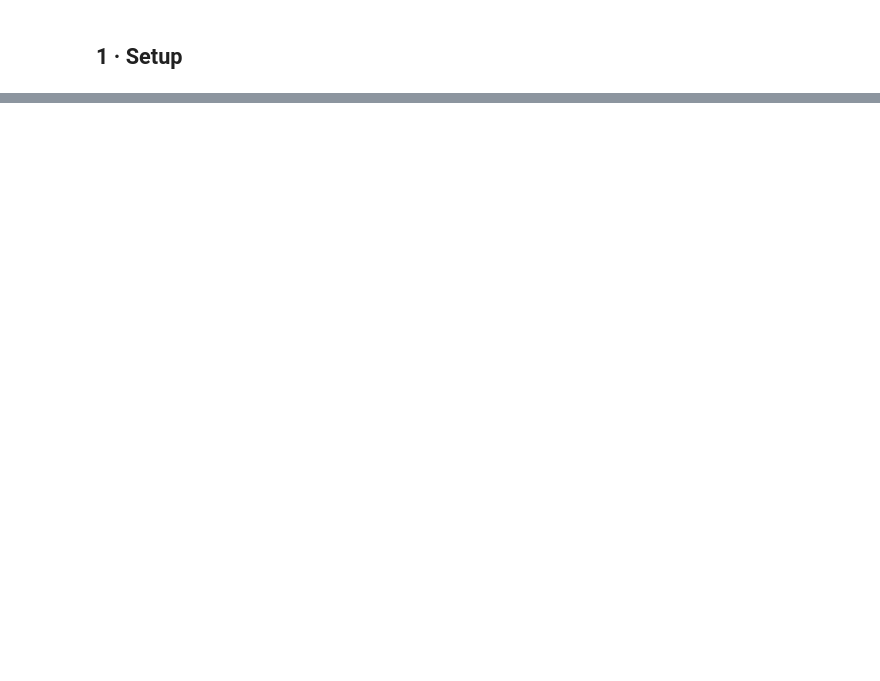
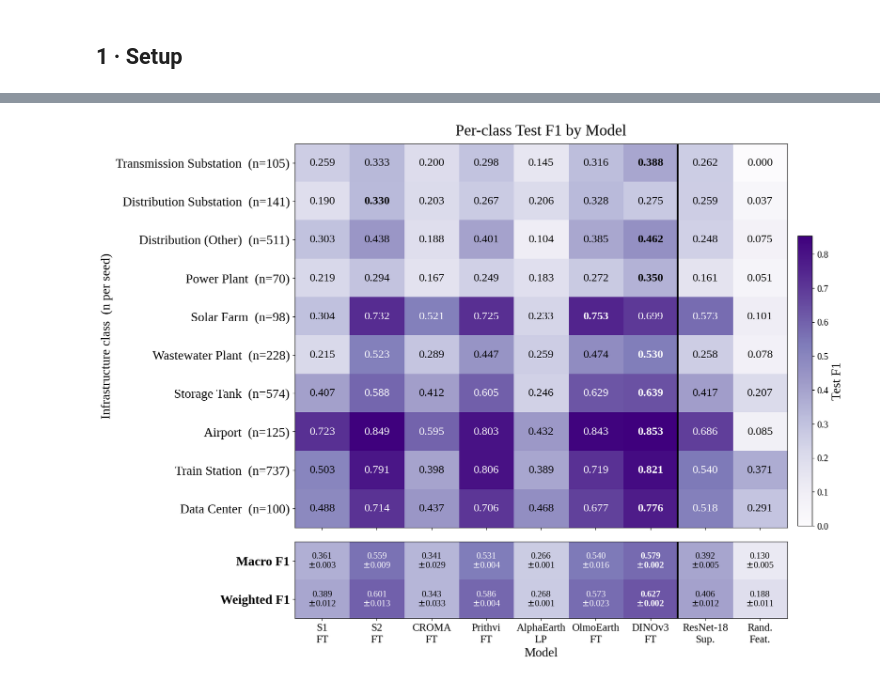
Before and after one commit to justing0909/infra-bench-cls, a Jupyter notebook: plots/paper_figures.ipynb, the cells around one changed output, grey strips where cells are left out. Cells and saved outputs as stored; diff of their text form; code cells hidden in the pictures; blank space fills up the shorter version.

```diff
--- a/plots/paper_figures.ipynb
+++ b/plots/paper_figures.ipynb
@@ -1321,0 +395,98 @@ Random Features             0.214 +/- 0.008  0.183 +/- 0.007  ---              -
+# %%
+# =========================================================================
+# figure: Per-class Test F1 heatmap (replaces Table 1 in main text)
+# reads from _best_condition_agg() so values match Table 1 exactly.
+# class cells: per-class F1 (mean, sliced to 10 via KEEP_IDX).
+# summary rows: macro & weighted F1 (mean ± std across 3 seeds).
+# bold = best FM per row (baselines excluded). full mean±std table -> SI.
+# =========================================================================
+def figure_3_perclass_heatmap():
+    from matplotlib.gridspec import GridSpec
+
+    # column order = FM_ORDER (baselines last, matching Table 1)
+    col_labels = {
+        'SatlasPretrain S1':'S1\nFT', 'SatlasPretrain S2':'S2\nFT', 'CROMA':'CROMA\nFT',
+        'Prithvi-EO-2.0':'Prithvi\nFT', 'AlphaEarth Foundations':'AlphaEarth\nLP',
+        'OlmoEarth v1.1-Base':'OlmoEarth\nFT', 'DINOv3 ViT-L/16':'DINOv3\nFT',
+        'Supervised ResNet-18':'ResNet-18\nSup.', 'Random Features':'Rand.\nFeat.',
+    }
+    models = [
+    'SatlasPretrain S1', 'SatlasPretrain S2', 'CROMA', 'Prithvi-EO-2.0',
+    'AlphaEarth Foundations', 'OlmoEarth v1.1-Base', 'DINOv3 ViT-L/16',
+    'Supervised ResNet-18', 'Random Features',
+]
+    n_fm_cols = models.index('Supervised ResNet-18')   # divider before baselines
+    xtick = [col_labels[m] for m in models]
+
+    # class rows: display names + per-seed n, from KEEP_IDX
+    classes = [f"{CLASS_DISPLAY_NAMES_10[k]}  (n={CLASS_COUNTS_13[KEEP_IDX[k]]})"
+               for k in range(len(KEEP_IDX))]
+
+    # build per-class matrix (rows=class, cols=model), sliced to 10
+    data   = np.full((len(KEEP_IDX), len(models)), np.nan)
+    macro  = np.full(len(models), np.nan); macro_s  = np.zeros(len(models))
+    weight = np.full(len(models), np.nan); weight_s = np.zeros(len(models))
+    for j, m in enumerate(models):
+        agg = _best_condition_agg(m)
+        if agg is None:
+            print(f'  ! no agg for {m}'); continue
+        pcf = agg.get('per_class_f1')            # 13-element list
+        if pcf is not None:
+            for k, idx13 in enumerate(KEEP_IDX):
+                data[k, j] = pcf[idx13]['mean_f1']
+        mf = agg.get('test_macro_f1');  wf = agg.get('test_weighted_f1')
+        if mf: macro[j], macro_s[j]   = mf['mean'], mf.get('std', 0.0)
+        if wf: weight[j], weight_s[j] = wf['mean'], wf.get('std', 0.0)
+
+    summ   = np.vstack([macro, weight])
+    summ_s = np.vstack([macro_s, weight_s])
+    summ_labels = ['Macro F1', 'Weighted F1']
+    FM_COLS = list(range(n_fm_cols))             # leader = best among FMs only
+
+    cmap = plt.get_cmap('Purples')
+    vmax = np.nanmax(data)
+    def tc(v): return 'white' if v > 0.60 * vmax else 'black'
+
+    fig = plt.figure(figsize=(13, 12))
+    gs  = GridSpec(2, 1, height_ratios=[len(KEEP_IDX), 2], hspace=0.06, figure=fig)
+    ax  = fig.add_subplot(gs[0]); axs = fig.add_subplot(gs[1], sharex=ax)
+
+    # --- main per-class block ---
+    im = ax.imshow(data, cmap=cmap, vmin=0, vmax=vmax, aspect='auto')
+    ax.set_yticks(range(len(classes))); ax.set_yticklabels(classes, fontsize=18)
+    ax.set_xticks(range(len(models))); ax.tick_params(labelbottom=False)
+    for i in range(len(classes)):
+        row_fm = [(j, data[i, j]) for j in FM_COLS if not np.isnan(data[i, j])]
+        leader = max(row_fm, key=lambda t: t[1])[0] if row_fm else -1
+        for j in range(len(models)):
+            v = data[i, j]
+            if np.isnan(v): continue
+            ax.text(j, i, f'{v:.3f}', ha='center', va='center', color=tc(v),
+                    fontsize=16, fontweight='bold' if j == leader else 'normal')
+    ax.axvline(n_fm_cols - 0.5, color='black', lw=2.5)
+    ax.set_ylabel('Infrastructure class  (n per seed)', fontsize=18)
+    ax.set_title('Per-class Test F1 by Model', fontsize=22, pad=12)
+
+    # --- summary block ---
+    axs.imshow(summ, cmap=cmap, vmin=0, vmax=vmax, aspect='auto')
+    axs.set_yticks(range(2)); axs.set_yticklabels(summ_labels, fontsize=18, fontweight='bold')
+    axs.set_xticks(range(len(models))); axs.set_xticklabels(xtick, fontsize=15)
+    for i in range(2):
+        row_fm = [(j, summ[i, j]) for j in FM_COLS if not np.isnan(summ[i, j])]
+        leader = max(row_fm, key=lambda t: t[1])[0] if row_fm else -1
+        for j in range(len(models)):
+            v = summ[i, j]
+            if np.isnan(v): continue
+            axs.text(j, i, f'{v:.3f}\n$\\pm${summ_s[i, j]:.3f}', ha='center', va='center',
+                     color=tc(v), fontsize=12.5, fontweight='bold' if j == leader else 'normal')
+    axs.axvline(n_fm_cols - 0.5, color='black', lw=2.5)
+    axs.set_xlabel('Model', fontsize=18)
+
+    cbar = fig.colorbar(im, ax=[ax, axs], fraction=0.028, pad=0.02)
+    cbar.set_label('Test F1', fontsize=18)
+    fig.savefig(OUTPUTS_DIR / 'fig3_perclass_heatmap_across_f1s.png', dpi=200, bbox_inches='tight')
+    plt.show()
+
+figure_3_perclass_heatmap()
+# %% [output]
+[figure, added]
```
Also changed, not shown: parts of 50 cells of this notebook, 36 other files.
